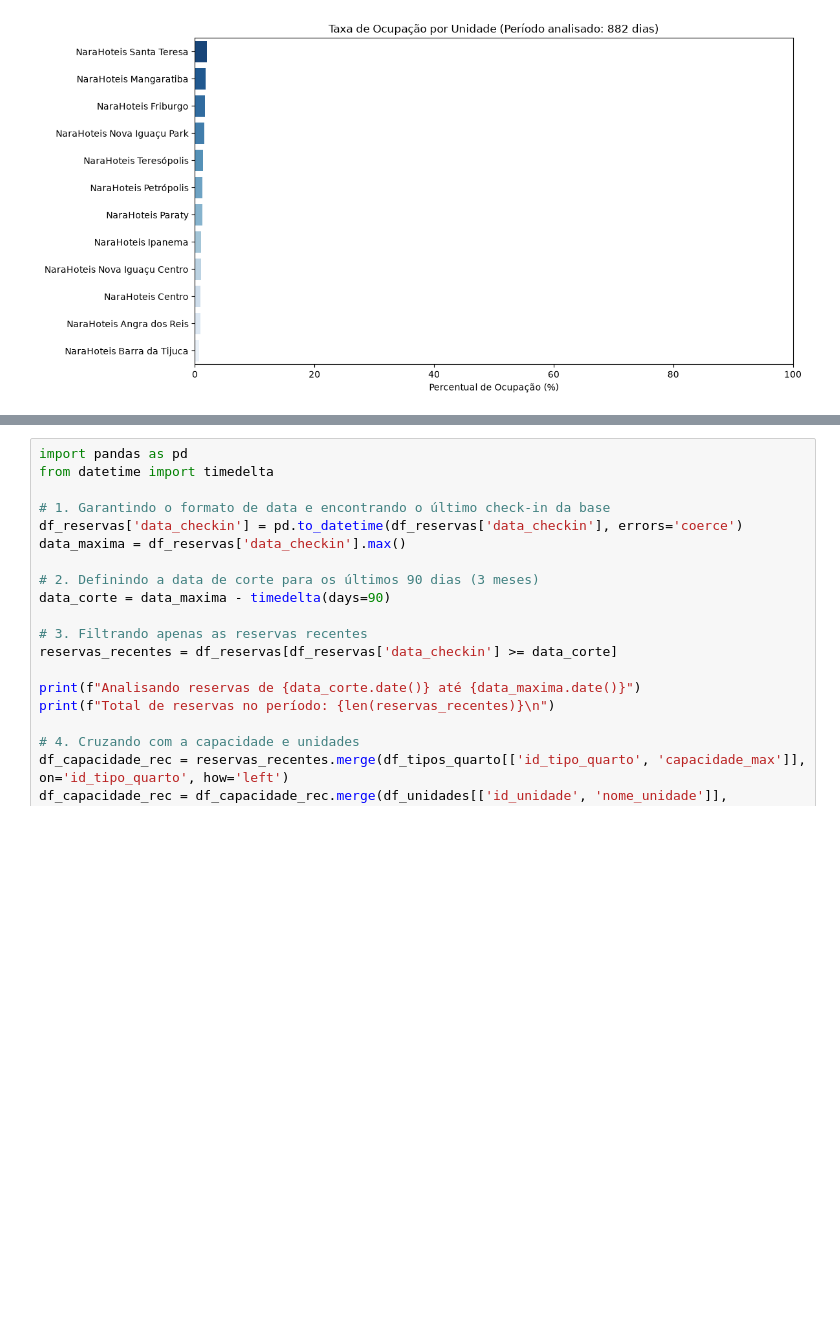
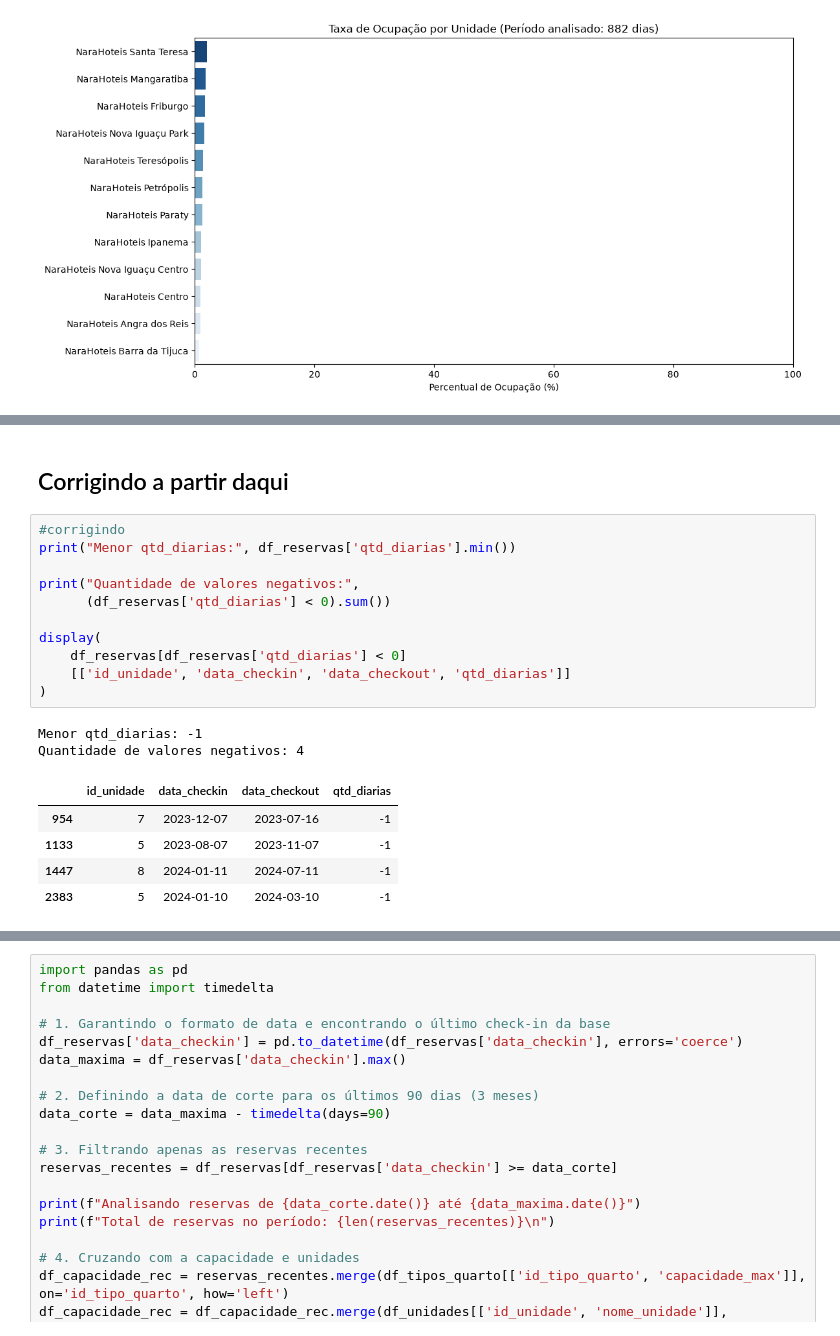
Before and after one commit to CarlosEduardoRodrigues7/Narahotel, a Jupyter notebook: resposta2.ipynb, the cells around one changed output, grey strips where cells are left out. Cells and saved outputs as stored; diff of their text form; blank space fills up the shorter version.

```diff
--- a/resposta2.ipynb
+++ b/resposta2.ipynb
@@ -149,0 +138,21 @@ Total de dias de operação calculados: 882
+# %% [markdown]
+## Corrigindo a partir daqui
+# %%
+#corrigindo
+print("Menor qtd_diarias:", df_reservas['qtd_diarias'].min())
+
+print("Quantidade de valores negativos:",
+      (df_reservas['qtd_diarias'] < 0).sum())
+
+display(
+    df_reservas[df_reservas['qtd_diarias'] < 0]
+    [['id_unidade', 'data_checkin', 'data_checkout', 'qtd_diarias']]
+)
+# %% [output]
+Menor qtd_diarias: -1
+Quantidade de valores negativos: 4
+|  | id_unidade | data_checkin | data_checkout | qtd_diarias |
+| 954 | 7 | 2023-12-07 | 2023-07-16 | -1 |
+| 1133 | 5 | 2023-08-07 | 2023-11-07 | -1 |
+| 1447 | 8 | 2024-01-11 | 2024-07-11 | -1 |
+| 2383 | 5 | 2024-01-10 | 2024-03-10 | -1 |
```
Also changed, not shown: parts of 11 cells of this notebook.
